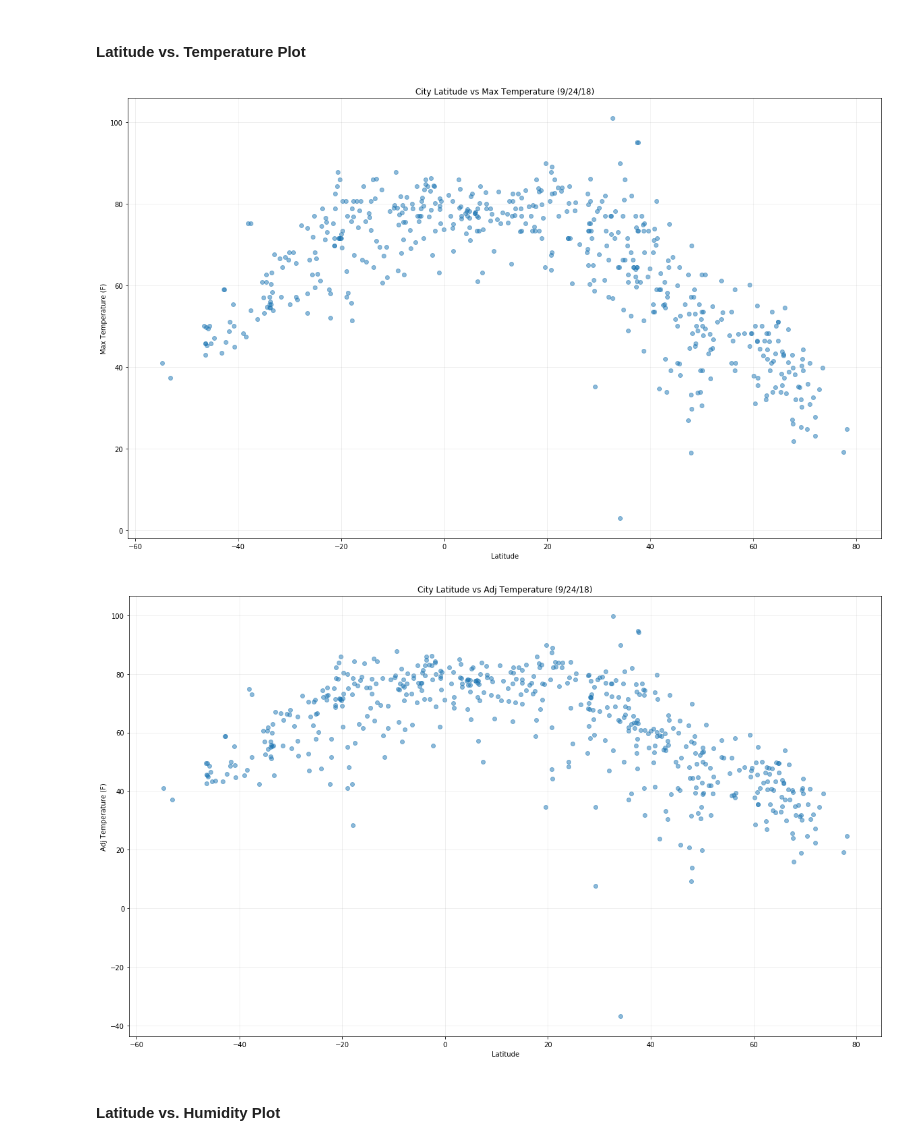
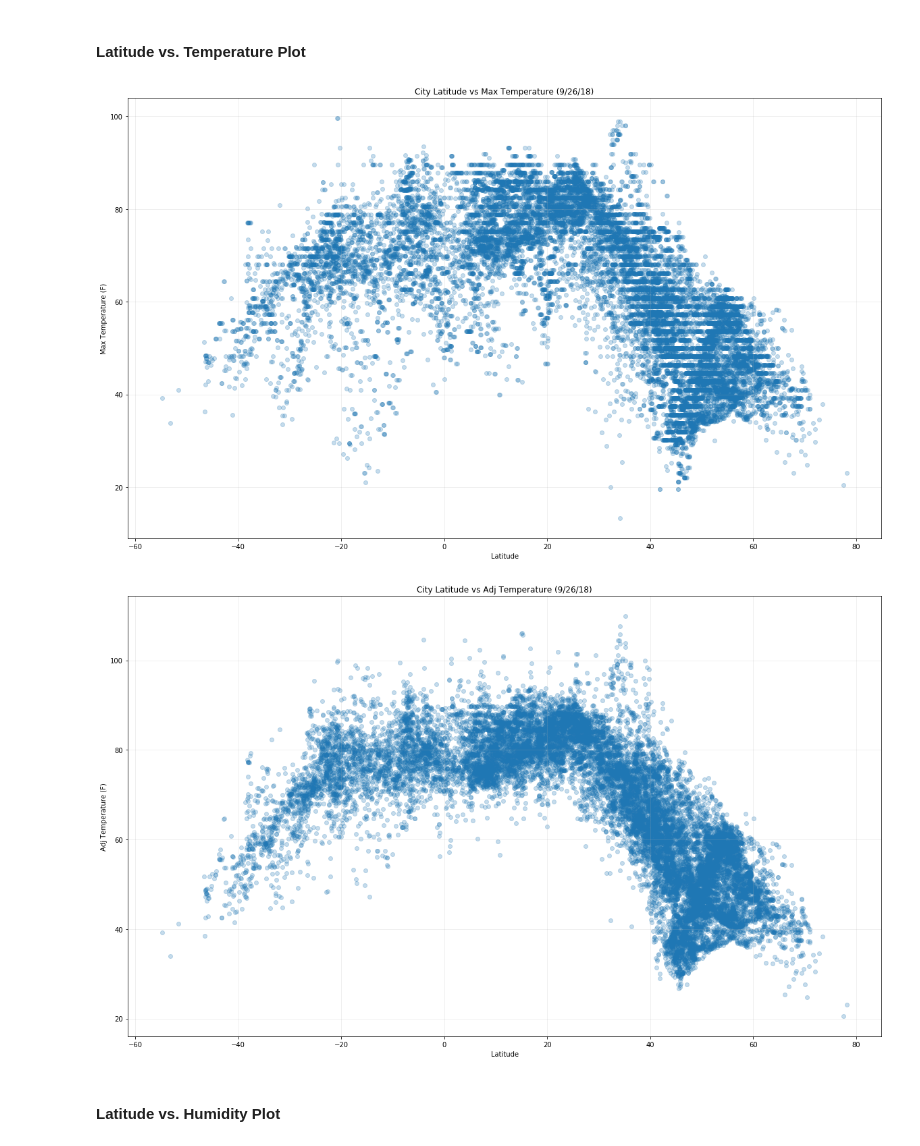
Before and after one commit to swood15/WeatherPy, a Jupyter notebook: WeatherPy.ipynb, the cells around one changed output. Cells and saved outputs as stored; diff of their text form; code cells hidden in the pictures.

```diff
--- a/WeatherPy.ipynb
+++ b/WeatherPy.ipynb
@@ -43,8 +43,8 @@ cities = []
 countries = []
 
 # Create a set of random lat and lng combinations
-lat = np.random.uniform(low=-90.000, high=90.000, size=1500)
-lng = np.random.uniform(low=-180.000, high=180.000, size=1500)
+lat = np.random.uniform(low=-90.000, high=90.000, size=1000000)
+lng = np.random.uniform(low=-180.000, high=180.000, size=1000000)
 coord = zip(lat, lng)
 
 # Identify nearest city for each lat, lng combination
@@ -221,6 +201,7 @@ df.head(25)
 # %%
-df['Adj Temp'] = df['Max Temp'] - ((df['Elevation']*3.28084)*.0035)
-df.to_csv('Output/City_Data.csv')
-df.head(25)
+df['Elevation (ft)'] = df['Elevation']*3.28084
+df['Adj Temp'] = df['Max Temp'] + (df['Elevation (ft)']*.0035)
+df.to_csv('Output/Adjusted_Data.csv')
+df.head()
 # %% [output]
 |  | City | Country | Latitude | Longitude | Elevation | Max Temp | Humidity | Wind Speed | Cloudiness | Date | ... |
@@ -244,23 +214,23 @@ df.head(25)
 #### Latitude vs. Temperature Plot
 # %%
 plt.figure(figsize=(20,12))
-plt.scatter(df['Latitude'], df['Max Temp'], alpha=.5)
+plt.scatter(df['Latitude'], df['Max Temp'], alpha=.25)
 plt.grid(alpha=.25)
 plt.xlabel('Latitude')
 plt.ylabel('Max Temperature (F)')
-plt.title('City Latitude vs Max Temperature (9/24/18)')
+plt.title('City Latitude vs Max Temperature (9/26/18)')
 plt.savefig("Images/LatvsTemp.png",bbox_inches="tight")
 # %% [output]
-[figure, old version]
+[figure, new version]
 # %%
 plt.figure(figsize=(20,12))
-plt.scatter(df['Latitude'], df['Adj Temp'], alpha=.5)
+plt.scatter(df['Latitude'], df['Adj Temp'], alpha=.25)
 plt.grid(alpha=.25)
 plt.xlabel('Latitude')
 plt.ylabel('Adj Temperature (F)')
-plt.title('City Latitude vs Adj Temperature (9/24/18)')
+plt.title('City Latitude vs Adj Temperature (9/26/18)')
 plt.savefig("Images/LatvsAdjTemp.png",bbox_inches="tight")
 # %% [output]
-[figure, old version]
+[figure, new version]
 # %% [markdown]
 #### Latitude vs. Humidity Plot
```
Also changed, not shown: parts of 10 cells of this notebook, 12 other files.
